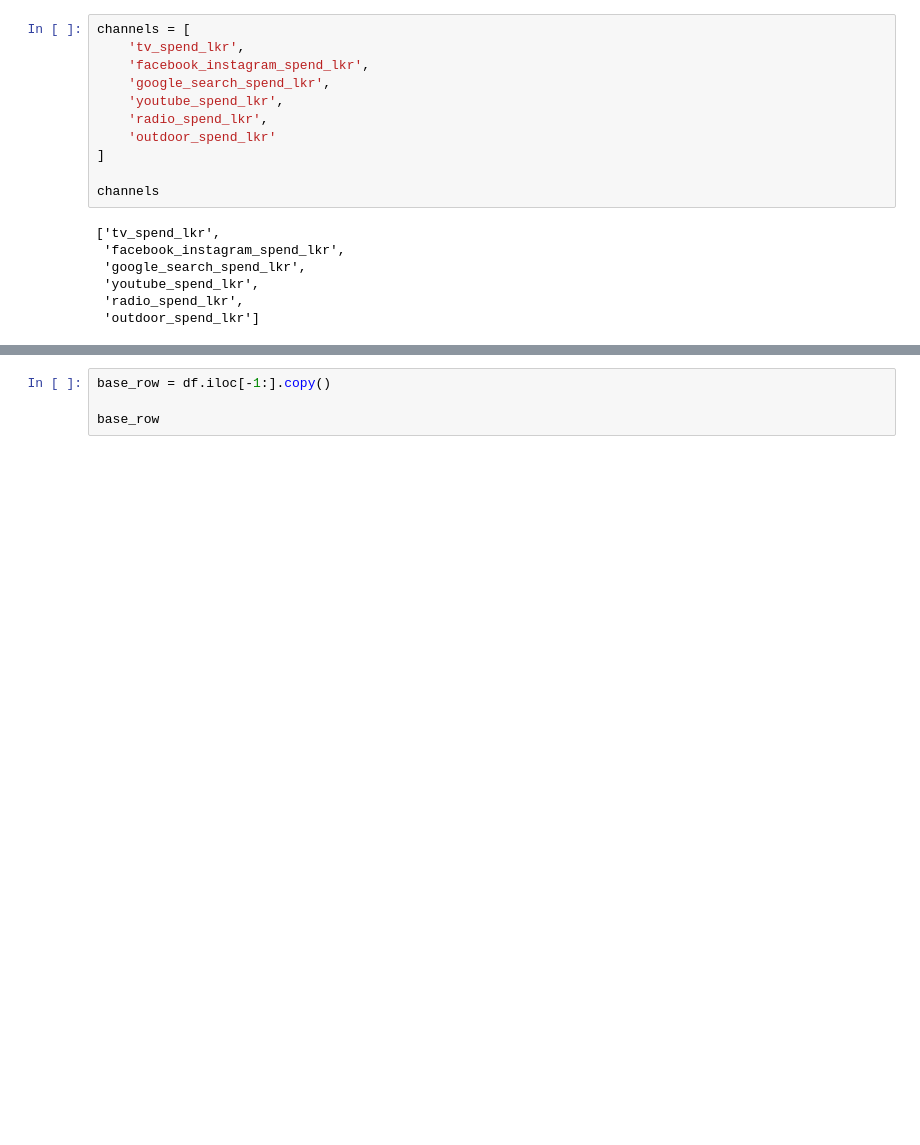
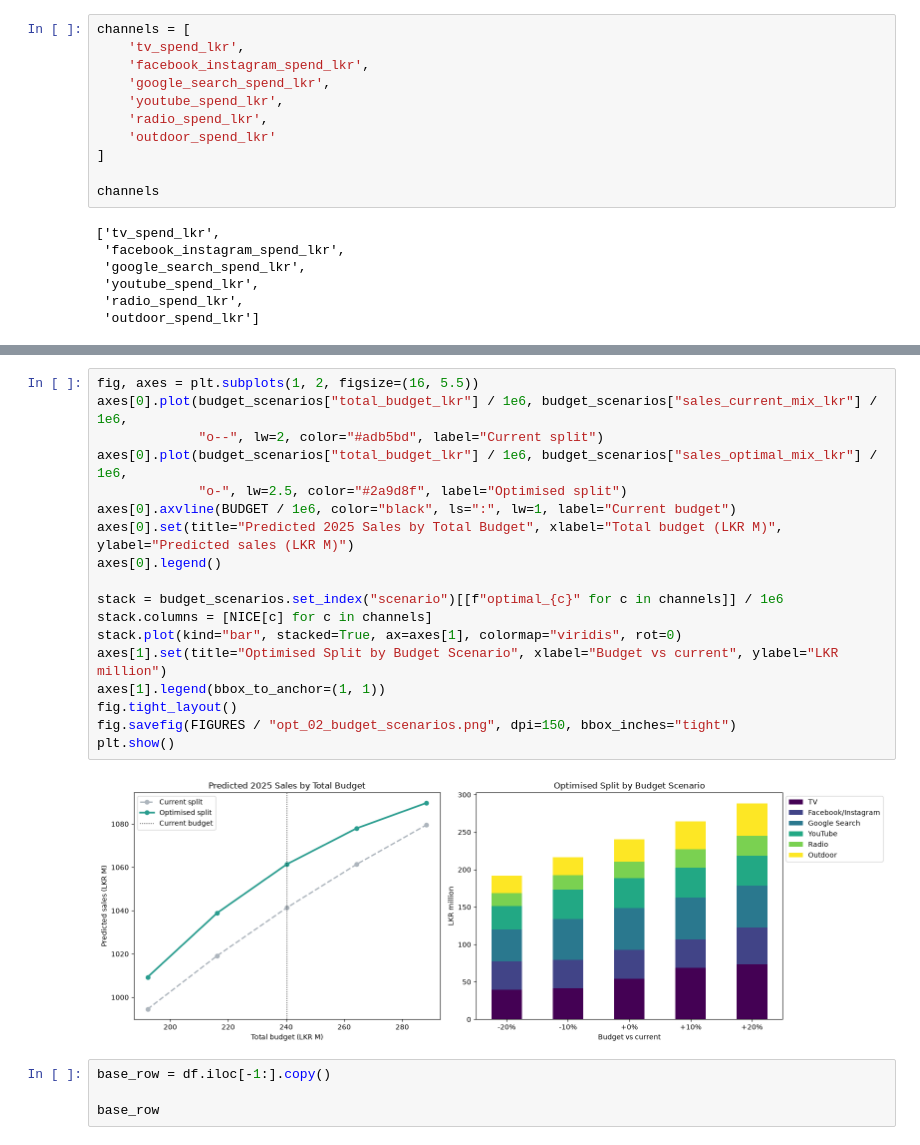
Before and after one commit to IBL11/mmm-budget-optimization, a Jupyter notebook: notebooks/07_budget_optimisation.ipynb, the cells around one changed output, grey strips where cells are left out. Drawn from its saved outputs; the diff is of its cells as text; blank space fills up the shorter version.

```diff
--- a/notebooks/07_budget_optimisation.ipynb
+++ b/notebooks/07_budget_optimisation.ipynb
@@ -78,3 +270,23 @@ The total historical advertising spend is used as the available budget for optim
+# %%
+fig, axes = plt.subplots(1, 2, figsize=(16, 5.5))
+axes[0].plot(budget_scenarios["total_budget_lkr"] / 1e6, budget_scenarios["sales_current_mix_lkr"] / 1e6,
+             "o--", lw=2, color="#adb5bd", label="Current split")
+axes[0].plot(budget_scenarios["total_budget_lkr"] / 1e6, budget_scenarios["sales_optimal_mix_lkr"] / 1e6,
+             "o-", lw=2.5, color="#2a9d8f", label="Optimised split")
+axes[0].axvline(BUDGET / 1e6, color="black", ls=":", lw=1, label="Current budget")
+axes[0].set(title="Predicted 2025 Sales by Total Budget", xlabel="Total budget (LKR M)", ylabel="Predicted sales (LKR M)")
+axes[0].legend()
+
+stack = budget_scenarios.set_index("scenario")[[f"optimal_{c}" for c in channels]] / 1e6
+stack.columns = [NICE[c] for c in channels]
+stack.plot(kind="bar", stacked=True, ax=axes[1], colormap="viridis", rot=0)
+axes[1].set(title="Optimised Split by Budget Scenario", xlabel="Budget vs current", ylabel="LKR million")
+axes[1].legend(bbox_to_anchor=(1, 1))
+fig.tight_layout()
+fig.savefig(FIGURES / "opt_02_budget_scenarios.png", dpi=150, bbox_inches="tight")
+plt.show()
+# %% [output]
+[figure, added]
 # %%
 base_row = df.iloc[-1:].copy()
 
```
Also changed, not shown: parts of 26 cells of this notebook, 14 other files.
